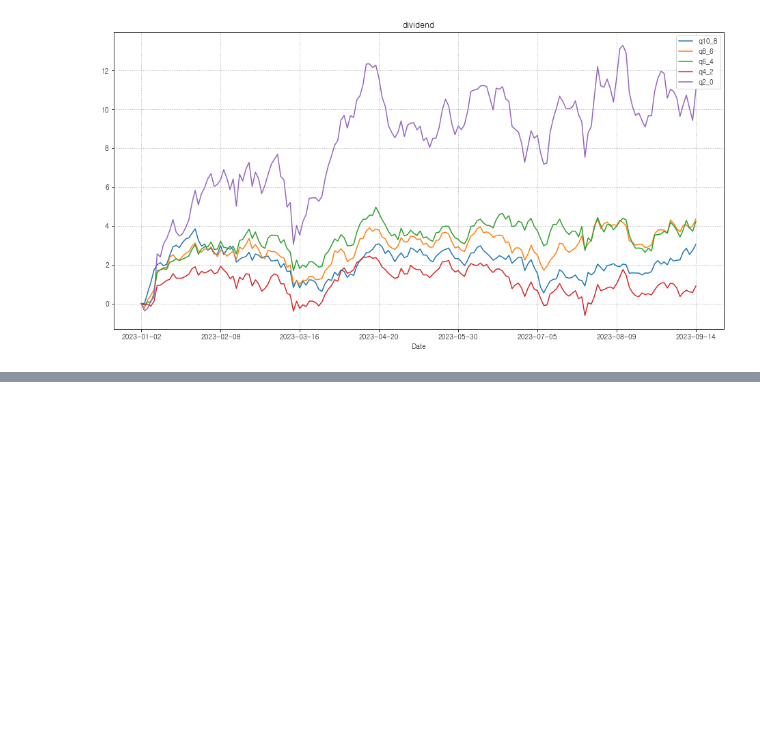
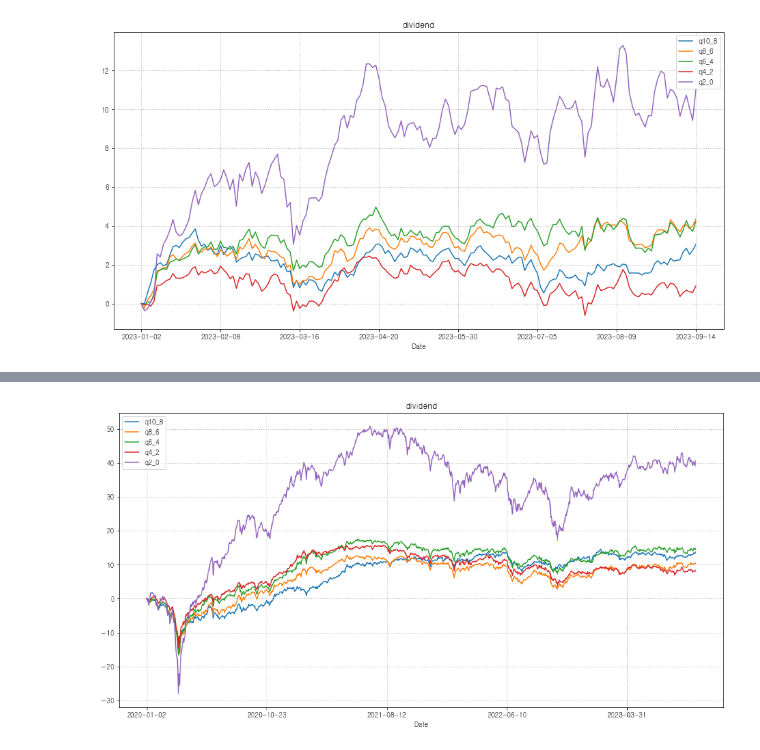
Before and after one commit to dudungE/Factor, a Jupyter notebook: dividend_factor/divFactor_analysis.ipynb, the cells around one changed output, grey strips where cells are left out. Cells and saved outputs as stored; diff of their text form; code cells hidden in the pictures; blank space fills up the shorter version.

```diff
--- a/dividend_factor/divFactor_analysis.ipynb
+++ b/dividend_factor/divFactor_analysis.ipynb
@@ -206,0 +226,3 @@ div_factor(div_2022_code, ret_2023)
+# %%
+ret_all = pd.concat([ret_2020_test, ret_2021_test, ret_2022_test, ret_2023_test]).cumsum()
+ret_all
@@ -206,0 +244,6 @@ div_factor(div_2022_code, ret_2023)
+# %%
+ret_all.plot(legend=True, figsize=(16,8), title ='dividend');
+plt.grid(True, color = '0.7', linestyle =':', linewidth=1)
+plt.show();
+# %% [output]
+[figure, added]
```
Also changed, not shown: parts of 15 cells of this notebook, 2 other files.
